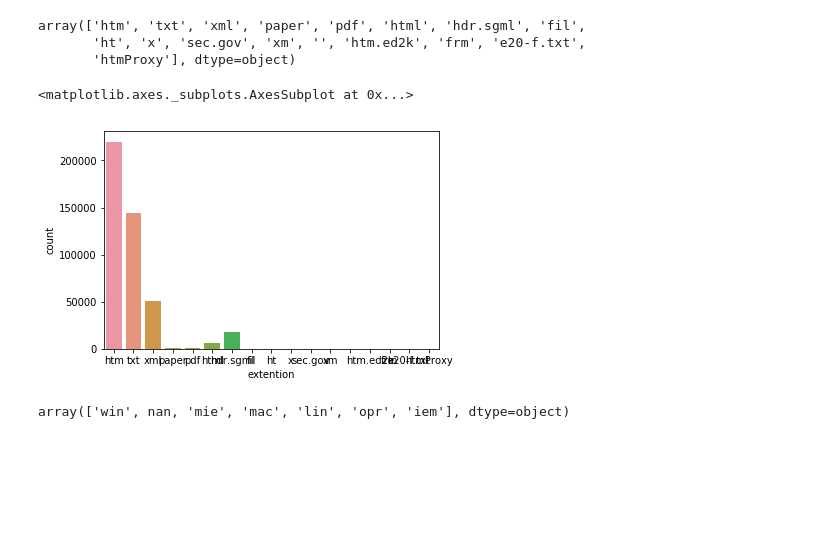
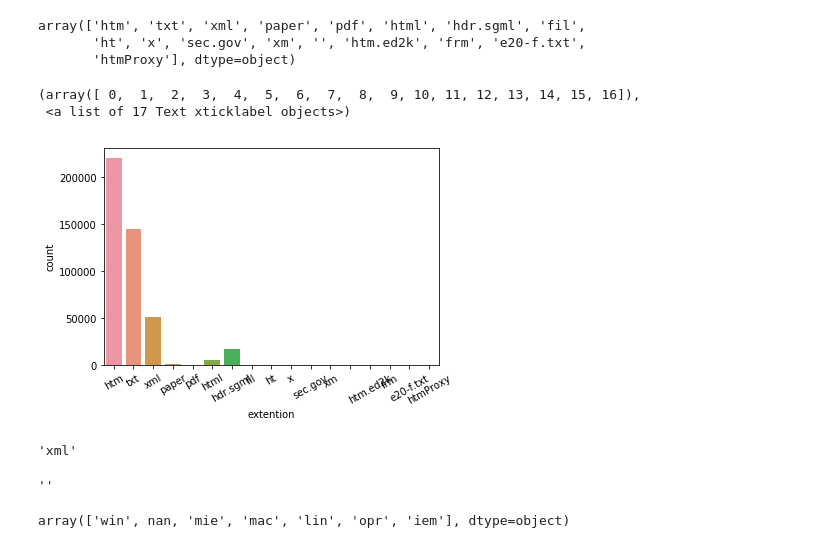
Before and after one commit to aahana-khajanchi/AdavancedDataScience-1, a Jupyter notebook: Assignment1/part2/ADSassignment.ipynb, the cells around one changed output. Drawn from its saved outputs; the diff is of its cells as text; code cells hidden in the pictures; blank space fills up the shorter version.

```diff
--- a/Assignment1/part2/ADSassignment.ipynb
+++ b/Assignment1/part2/ADSassignment.ipynb
@@ -84,2 +92,26 @@ for i in range(12):
-# %%
-data = pd.read_csv(path+"/log20040101.csv")
+# %%
+month = 1
+for i in range(12):
+    if month in range(1, 10) :
+
+        data_i = pd.read_csv(path+"/log"+y+"0"+str(month)+"01.csv")
+        print(y+"/Qtr"+str(qtr)+"/log"+y+"0"+str(month)+"01.csv")
+
+        print(type(data))
+   #     print(data.head())
+
+
+        outputname = 'file.txt'
+        myfile = open(outputname, 'w')
+        myfile.write(str(data.head()))
+        myfile.write(str(data.isnull().sum()))
+        myfile.close()
+
+
+        #data.info()
+
+    elif month in range(10, 13) :
+        data = pd.read_csv(path+"/log"+y+str(month)+"01.csv")
+        print(y+"/Qtr"+str(qtr)+"/log"+y+str(month)+"01.csv")
+
+    month = month + 1
@@ -85,0 +150,2 @@ data = pd.read_csv(path+"/log20040101.csv")
+# %%
+month = input("Enter the month ")
@@ -86 +154,6 @@ data = pd.read_csv(path+"/log20040101.csv")
+# %%
+if month in range(1, 10) :
+    data = pd.read_csv(path+"/log"+y+"0"+str(month)+"01.csv")
+elif month in range(10, 13) :
+    data = pd.read_csv(path+"/log"+y+str(month)+"01.csv")
 # %%
@@ -207,9 +266,19 @@ array(['htm', 'txt', 'xml', 'paper', 'pdf', 'html', 'hdr.sgml', 'fil',
        'htmProxy'], dtype=object)
 # %%
 sns.countplot(data['extention'])
+plt.xticks(rotation = '30')
 # %% [output]
-<matplotlib.axes._subplots.AxesSubplot at 0x...>
+(array([ 0,  1,  2,  3,  4,  5,  6,  7,  8,  9, 10, 11, 12, 13, 14, 15, 16]),
+ <a list of 17 Text xticklabel objects>)
-[figure, old version]
+[figure, new version]
+# %%
+data['extention'].max()
+# %% [output]
+'xml'
+# %%
+data['extention'].min()
+# %% [output]
+''
 # %%
 data['browser'].unique()
 # %% [output]
```
Also changed, not shown: parts of 94 cells of this notebook, 7 other files.
